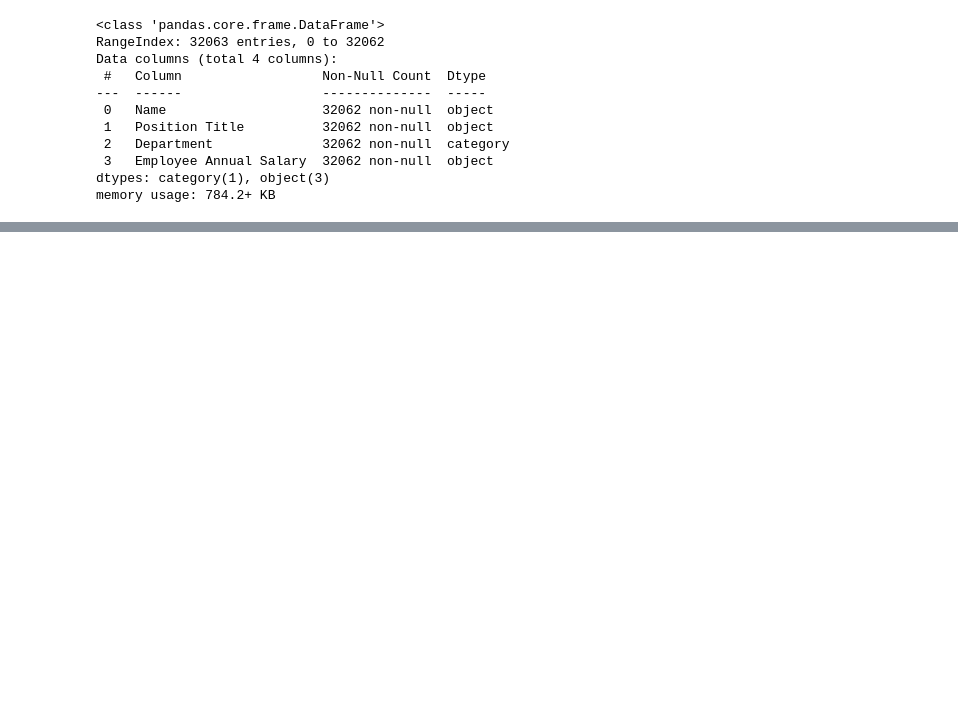
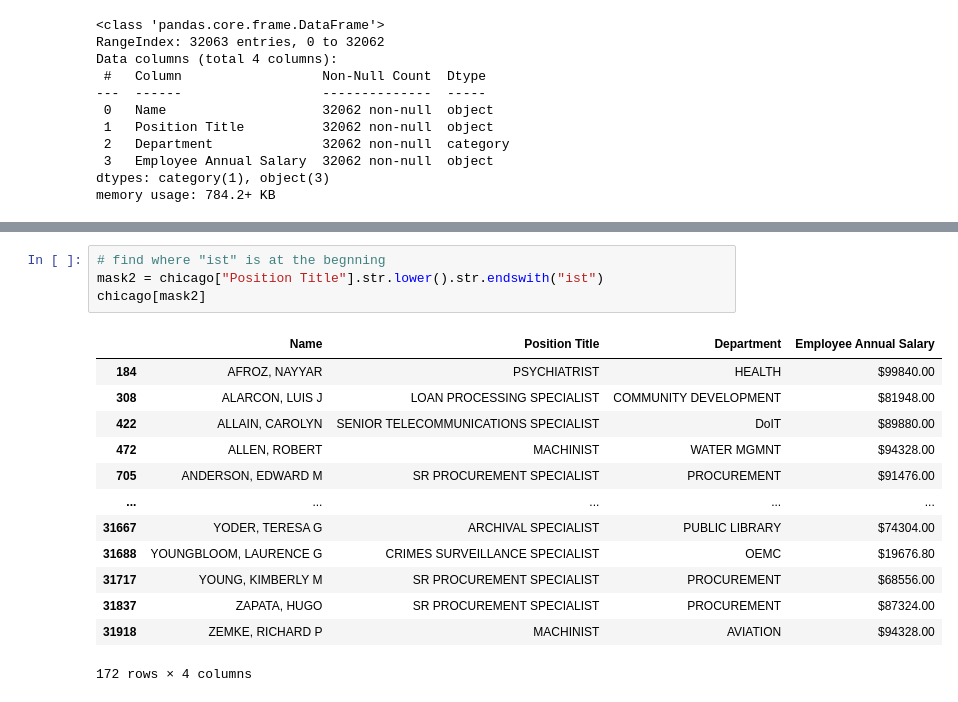
Before and after one commit to junclemente/tfs-pandas, a Jupyter notebook: Working with Text Data.ipynb, the cells around one changed output, grey strips where cells are left out. Drawn from its saved outputs; the diff is of its cells as text; blank space fills up the shorter version.

```diff
--- a/Working with Text Data.ipynb
+++ b/Working with Text Data.ipynb
@@ -48,0 +191,18 @@ memory usage: 784.2+ KB
+# %%
+# find where "ist" is at the begnning
+mask2 = chicago["Position Title"].str.lower().str.endswith("ist")
+chicago[mask2]
+# %% [output]
+|  | Name | Position Title | Department | Employee Annual Salary |
+| 184 | AFROZ, NAYYAR | PSYCHIATRIST | HEALTH | $99840.00 |
+| 308 | ALARCON, LUIS J | LOAN PROCESSING SPECIALIST | COMMUNITY DEVELOPMENT | $81948.00 |
+| 422 | ALLAIN, CAROLYN | SENIOR TELECOMMUNICATIONS SPECIALIST | DoIT | $89880.00 |
+| 472 | ALLEN, ROBERT | MACHINIST | WATER MGMNT | $94328.00 |
+| 705 | ANDERSON, EDWARD M | SR PROCUREMENT SPECIALIST | PROCUREMENT | $91476.00 |
+| ... | ... | ... | ... | ... |
+| 31667 | YODER, TERESA G | ARCHIVAL SPECIALIST | PUBLIC LIBRARY | $74304.00 |
+| 31688 | YOUNGBLOOM, LAURENCE G | CRIMES SURVEILLANCE SPECIALIST | OEMC | $19676.80 |
+| 31717 | YOUNG, KIMBERLY M | SR PROCUREMENT SPECIALIST | PROCUREMENT | $68556.00 |
+| 31837 | ZAPATA, HUGO | SR PROCUREMENT SPECIALIST | PROCUREMENT | $87324.00 |
+| 31918 | ZEMKE, RICHARD P | MACHINIST | AVIATION | $94328.00 |
+172 rows × 4 columns
```
Also changed, not shown: parts of 38 cells of this notebook.
